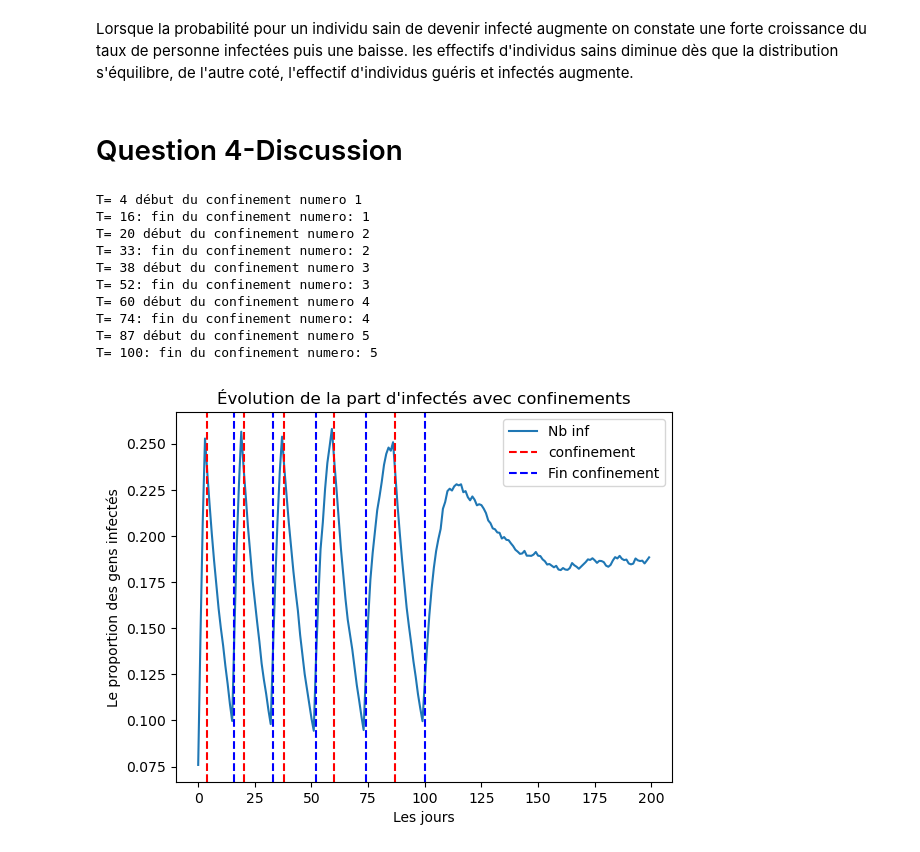
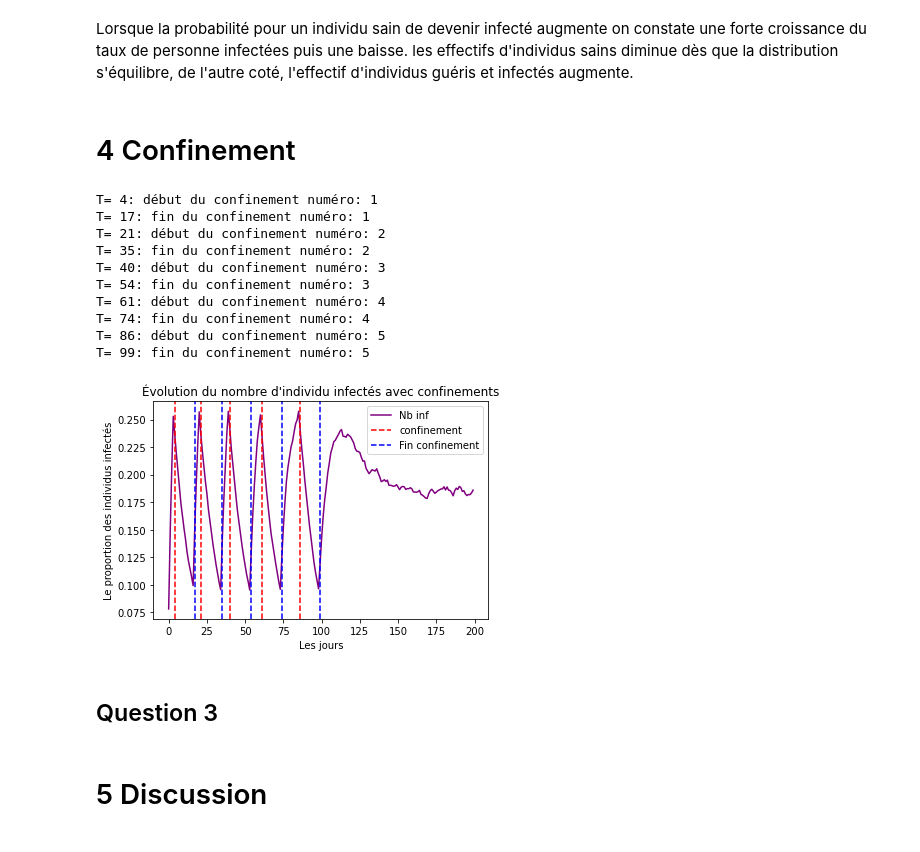
Before and after one commit to Jadslim/LU3IN005-PROJ-3, a Jupyter notebook: jad_chadi.ipynb, the cells around one changed output. Cells and saved outputs as stored; diff of their text form; code cells hidden in the pictures.

```diff
--- a/jad_chadi.ipynb
+++ b/jad_chadi.ipynb
@@ -507,13 +509,13 @@ La longueur moyenne d'une séquence de R est de 124.9845
 # %%
 temp = []
-l = compter_population(A,pi_0,150,3000,False,False,True)
+l = compter_population(A,pi_0,150,6000,False,False,True)
 for e in l :
     temp.append(e.count(2))
 
 
-plt.hist(temp, bins=np.arange(min(temp), max(temp) + 1, 1))
-plt.title('Distribution longueur d\'immunité')
-plt.ylabel("Nb d'individus")
-plt.xlabel("Durée ")
+plt.hist(temp, bins=np.arange(min(temp), max(temp) + 1, 1), color='orange')
+plt.title('Distribution observée de la longueur d\'immunité')
+plt.ylabel("Fréquence")
+plt.xlabel("Durée (jours)")
 plt.show()
 # %% [output]
@@ -525,18 +527,19 @@ Comme la longueur d'immunité semble suivre une loi normale. On peut donc associ
 # %% [markdown]
 ### Question 3
 # %%
-def variance_longueur_immunite(n) :
-    liste =compter_population(A,pi_0,150,n,False,False,True)
+def variance_longueur_immunite(m,T,nbrIndividu) :
+    liste =compter_population(A,pi_0,T,nbrIndividu,False,False,True)
     s = 0
     for e in liste :
         nb_j = e.count(2)
-        s += (nb_j - 85)**2
+        s += (nb_j - m)**2
     return s / len(liste)
 # %%
-sum = 0
-count = 0
+s = 0
+cpt = 0
 for i in range(1,50) :
-	sum += variance_longueur_immunite(2000)
-	count += 1
-print(sum / count)
+    s += variance_longueur_immunite(85,150,6000)
+    cpt += 1
+variance= s / cpt
+print(s / cpt)
 # %% [output]
@@ -597,9 +606,8 @@ print(pi_liste[-1])
 # %% [markdown]
 Lorsque la probabilité pour un individu sain de devenir infecté augmente on constate une forte croissance du taux de personne infectées puis une baisse. les effectifs d'individus sains diminue dès que la distribution s'équilibre, de l'autre coté, l'effectif d'individus guéris et infectés augmente.
 # %% [markdown]
-# Question 4-Discussion
+# 4 Confinement
 # %%
-import random
 no_confinement = np.array([[0.92, 0.08, 0],[0, 0.93, 0.07],[0.02, 0, 0.98]])
 avec_confinement = np.array([[1, 0, 0],[0, 0.93, 0.07],[0.02, 0, 0.98]])
 def simulate_infection(population_size, simulation_duration):
@@ -620,49 +628,53 @@ def simulate_infection(population_size, simulation_duration):
             transition_matrix = avec_confinement
             confi_bool = True
         elif confi_bool and infected_fraction < 0.1:
             # End restrictions
             periode_confi.append(t)
             transition_matrix = no_confinement
             confi_bool = False
 
         for i, state in enumerate(etat_ind):
             previous_state = state[-1]
             transition_probabilities = transition_matrix[previous_state]
-            new_state = random.choices([0, 1, 2], weights=transition_probabilities)[0]
+            new_state = rd.choices([0, 1, 2], weights=transition_probabilities)[0]
             etat_ind[i].append(new_state)
 
             if previous_state != 1 and new_state == 1:
                 infected += 1
             elif previous_state == 1 and new_state != 1:
                 infected -= 1
 
         infected_evolution.append(infected / population_size)
 
-    plt.plot(infected_evolution)
-    plt.title('Évolution de la part d\'infectés avec confinements')
+    plt.plot(infected_evolution,color='purple')
+    plt.title('Évolution du nombre d\'individu infectés avec confinements')
     count = 1
     for t in periode_confi:
         if count % 2 == 1 :
-            plt.axvline(x=t, color="red", ls='--') #rouge = début de confinement
-            print("T= "+str(t)+" début du confinement numero "+str(count//2 +1))
+            plt.axvline(x=t, color="red", ls='--')
+            print("T= "+str(t)+": début du confinement numéro: "+str(count//2 +1))
         else :
-            plt.axvline(x=t, color="blue", ls='--') #vert = fin de confinement
-            print("T= "+str(t)+": fin du confinement numero: "+str(count//2))
+            plt.axvline(x=t, color="blue", ls='--')
+            print("T= "+str(t)+": fin du confinement numéro: "+str(count//2))
         count += 1
     plt.legend(["Nb inf","confinement","Fin confinement"])
     plt.xlabel("Les jours")
-    plt.ylabel("Le proportion des gens infectés")
+    plt.ylabel("Le proportion des individus infectés")
 
 simulate_infection(10000, 200)
 # %% [output]
-T= 4 début du confinement numero 1
-T= 16: fin du confinement numero: 1
-T= 20 début du confinement numero 2
-T= 33: fin du confinement numero: 2
-T= 38 début du confinement numero 3
-T= 52: fin du confinement numero: 3
-T= 60 début du confinement numero 4
-T= 74: fin du confinement numero: 4
-T= 87 début du confinement numero 5
-T= 100: fin du confinement numero: 5
+T= 4: début du confinement numéro: 1
+T= 17: fin du confinement numéro: 1
+T= 21: début du confinement numéro: 2
+T= 35: fin du confinement numéro: 2
+T= 40: début du confinement numéro: 3
+T= 54: fin du confinement numéro: 3
+T= 61: début du confinement numéro: 4
+T= 74: fin du confinement numéro: 4
+T= 86: début du confinement numéro: 5
+T= 99: fin du confinement numéro: 5
-[figure, old version]
+[figure, new version]
+# %% [markdown]
+## Question 3
+# %% [markdown]
+# 5 Discussion
```
Also changed, not shown: parts of 32 cells of this notebook.
